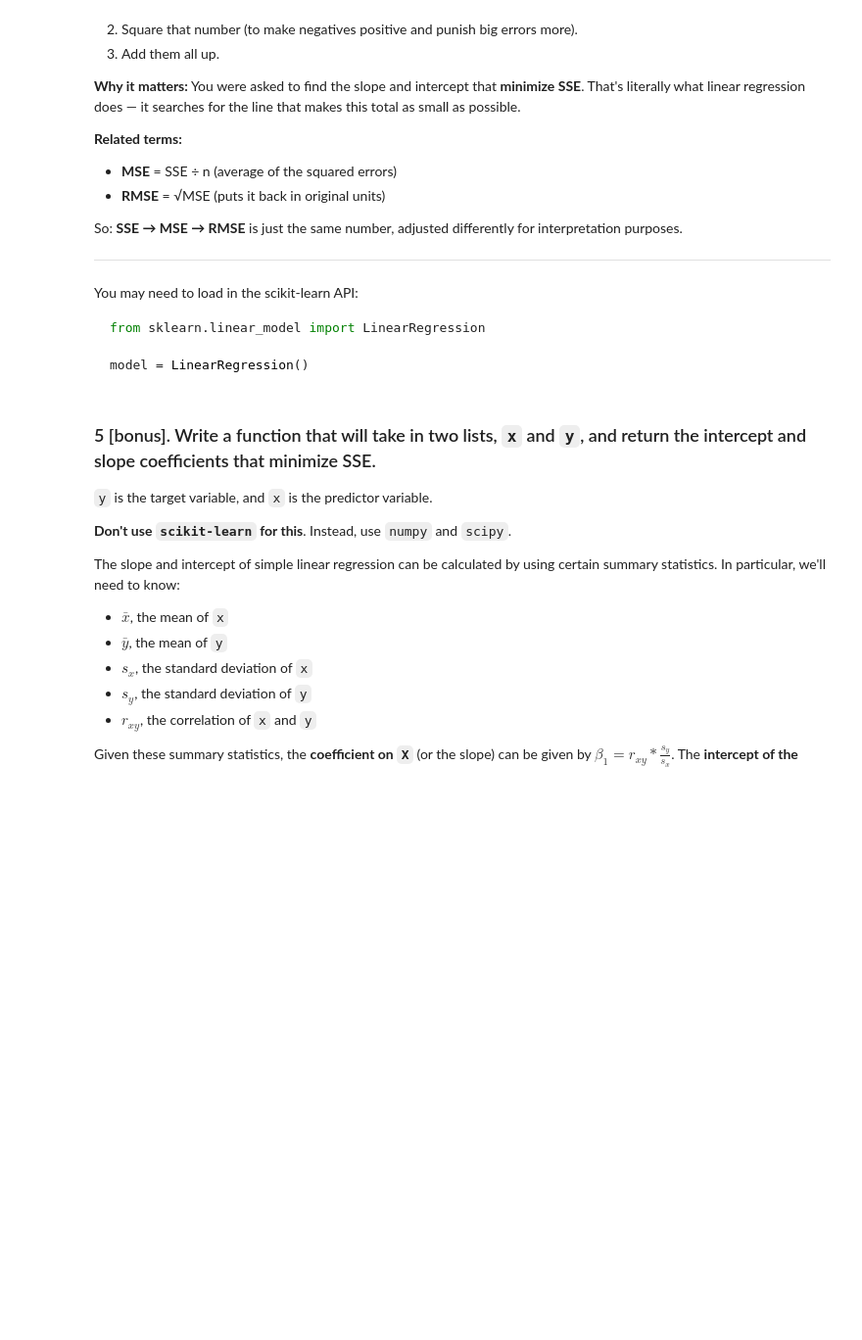
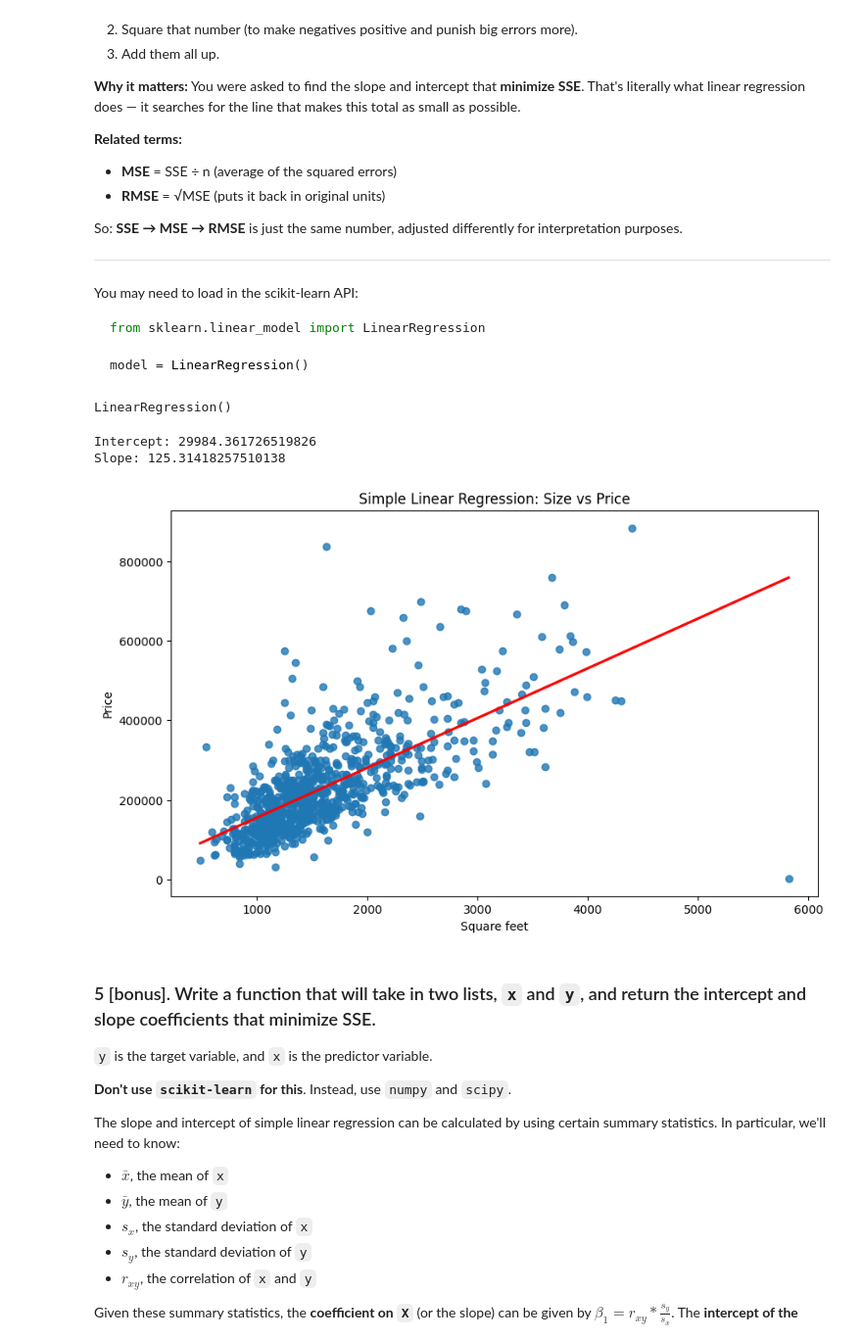
Before and after one commit to milena-seismo/DSB-Unit-03, a Jupyter notebook: labs/01 - Regression-Sacramento/lab-regression-sacramento-Milena Tomanović.ipynb, the cells around one changed output. Shown at 98% size. Saved outputs shown, nothing was run; the diff lists cells and outputs as text; code cells hidden in the pictures; blank space fills up the shorter version.

````diff
--- a/labs/01 - Regression-Sacramento/lab-regression-sacramento-Milena Tomanović.ipynb
+++ b/labs/01 - Regression-Sacramento/lab-regression-sacramento-Milena Tomanović.ipynb
@@ -214,6 +214,42 @@ from sklearn.linear_model import LinearRegression
 
 model = LinearRegression()
 ```
+# %%
+
+from sklearn.linear_model import LinearRegression
+
+X = scr_clean[["sq__ft"]]
+y = scr_clean["price"]
+
+model = LinearRegression()
+model.fit(X, y)
+# %% [output]
+LinearRegression()
+# %%
+
+print("Intercept:", model.intercept_)
+print("Slope:", model.coef_[0])
+# %% [output]
+Intercept: 29984.361726519826
+Slope: 125.31418257510138
+# %%
+
+plt.figure(figsize=(10, 6))
+
+sns.regplot(
+    data=scr_clean,
+    x="sq__ft",
+    y="price",
+    ci=None,
+    line_kws={"color": "red"}
+)
+
+plt.xlabel("Square feet")
+plt.ylabel("Price")
+plt.title("Simple Linear Regression: Size vs Price")
+plt.show()
+# %% [output]
+[figure, added]
 # %% [markdown]
 ### 5 [bonus]. Write a function that will take in two lists, `x` and `y`, and return the intercept and slope coefficients that minimize SSE.
 
````
